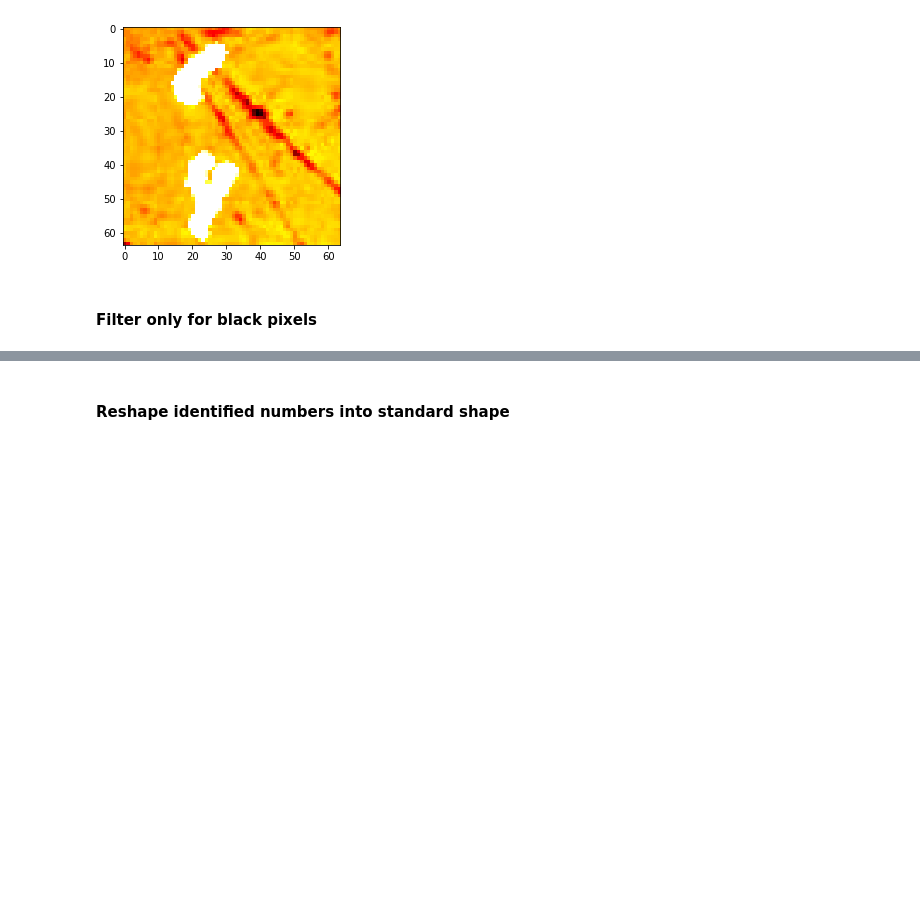
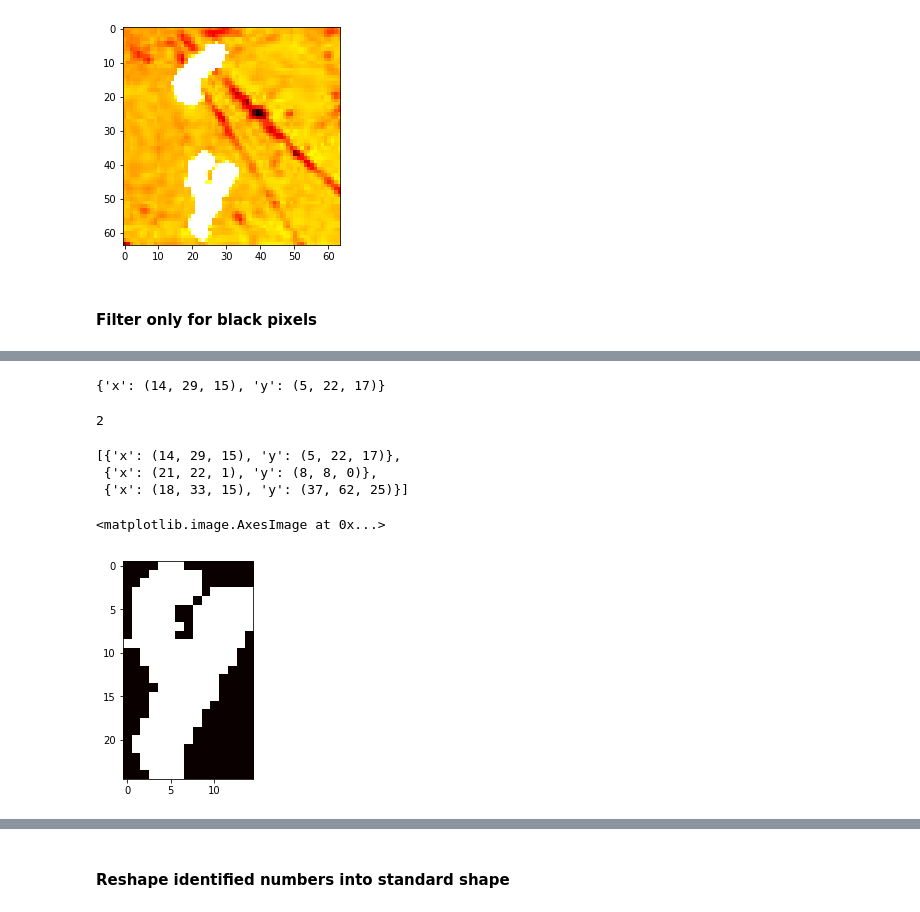
Before and after one commit to Angus-McLean/COMP551-Competition, a Jupyter notebook: 1_DataPreprocessing.ipynb, the cells around one changed output, grey strips where cells are left out. Cells and saved outputs as stored; diff of their text form; code cells hidden in the pictures; blank space fills up the shorter version.

Commit message:
adds slicing largest digist functionality for preprocessing step

```diff
--- a/1_DataPreprocessing.ipynb
+++ b/1_DataPreprocessing.ipynb
@@ -68,2 +100,2 @@ def groupPoints(binCoords):
 # %%
-grps = groupPoints(binCoords[:100])
+grps = groupPoints(binCoords)
@@ -93,0 +106,40 @@ len(grps)
+# %%
+getBounds(grps[0])
+# %% [output]
+{'x': (14, 29, 15), 'y': (5, 22, 17)}
+# %%
+bounds = [getBounds(group) for group in grps]
+np.argmax([max(bound['x'][2], bound['y'][2]) for bound in bounds])
+# %% [output]
+2
+# %%
+bounds
+# %% [output]
+[{'x': (14, 29, 15), 'y': (5, 22, 17)},
+ {'x': (21, 22, 1), 'y': (8, 8, 0)},
+ {'x': (18, 33, 15), 'y': (37, 62, 25)}]
+# %%
+BLACK_THRES = 255.0
+
+def preprocessImage(img):
+
+    # Filter just dark colors
+    binX = np.floor_divide(img, BLACK_THRES)
+
+    # group and get bounds of hand written digits
+    binCoords = zip(*np.nonzero(binX))
+    groups = groupPoints(binCoords)
+    bounds = [getBounds(group) for group in groups]
+
+    # return largest image
+    indLargetImg = np.argmax([max(bound['x'][2], bound['y'][2]) for bound in bounds])
+    sliceBounds = bounds[indLargetImg]
+    imgSlice = img[sliceBounds['y'][0]:sliceBounds['y'][1], sliceBounds['x'][0]:sliceBounds['x'][1]]
+    return np.floor_divide(imgSlice, BLACK_THRES)
+# %%
+tmp = preprocessImage(x[0])
+# %%
+plt.imshow(tmp, cmap='hot', interpolation='nearest')
+# %% [output]
+<matplotlib.image.AxesImage at 0x...>
+[figure, added]
```
Also changed, not shown: parts of 15 cells of this notebook.
